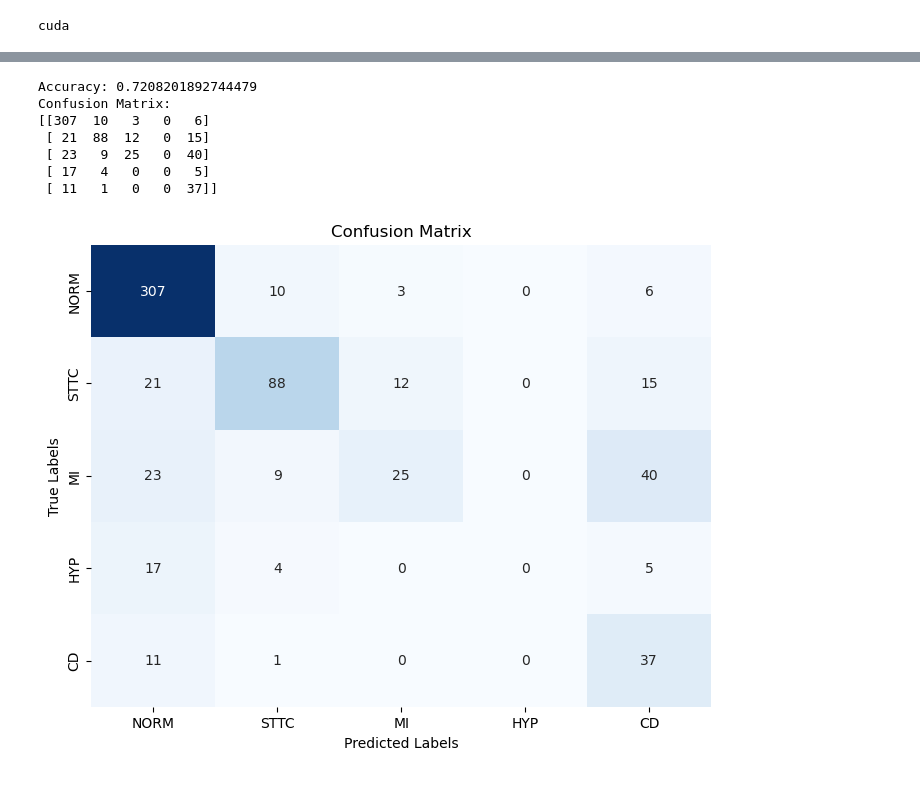
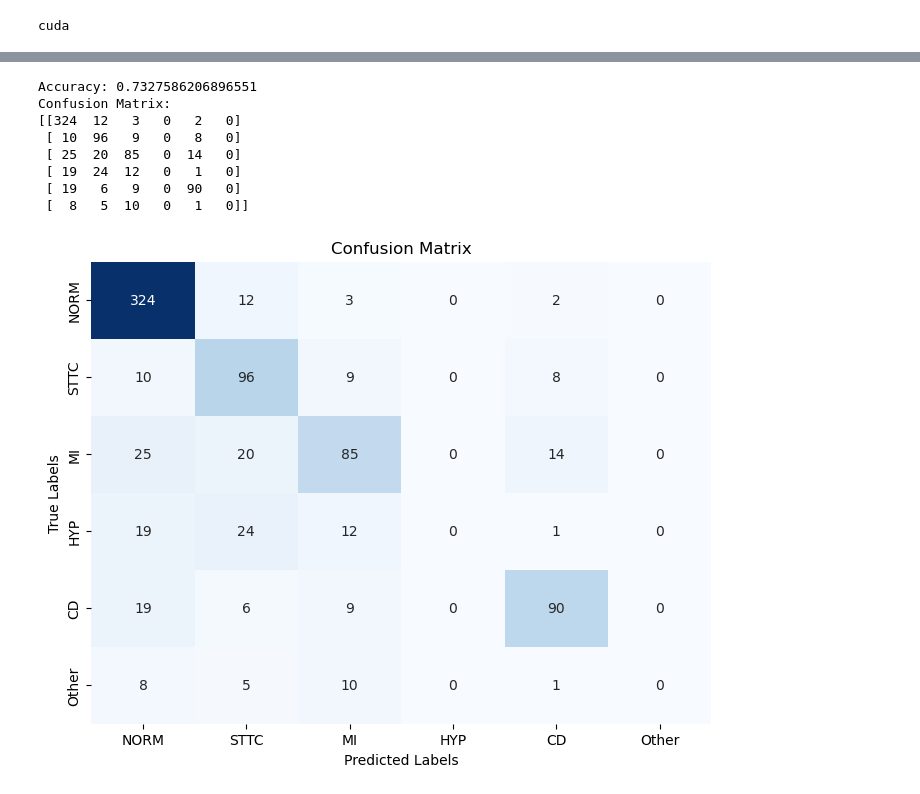
Before and after one commit to rashadkp/ecg_classification_using_resnet, a Jupyter notebook: 1d_ecg_classificatIon_multiclass.ipynb, the cells around one changed output, grey strips where cells are left out. Saved outputs shown, nothing was run; the diff lists cells and outputs as text; code cells hidden in the pictures.

```diff
--- a/1d_ecg_classificatIon_multiclass.ipynb
+++ b/1d_ecg_classificatIon_multiclass.ipynb
@@ -109,6 +114,6 @@ transform = transforms.Compose([
     transforms.ToTensor(),
 ])
 # %%
-train_dataset = Custom_class( path, num_data=7000, transform=transform, data_split='train', fold=8)
+train_dataset = Custom_class( path, num_data=7000, transform=transform, data_split='train', fold=10)
 val_dataset = Custom_class( path, num_data=7000, transform=transform, data_split='val', fold=9)
 test_dataset = Custom_class( path, num_data=7000, transform=transform, data_split='test', fold=8)
@@ -214,7 +207,7 @@ class ResNet50(nn.Module):
         self.dropout = nn.Dropout(p=0.5) #added to improve generalization
         self.fc1 = nn.Linear(1027, 512)
         self.fc2 = nn.Linear(512, 128)
-        self.fc3 = nn.Linear(128, 5)
+        self.fc3 = nn.Linear(128, 6)
 
     def _make_layer(self, block, in_channels, out_channels, blocks):
         layers = []
@@ -249,7 +242,7 @@ class ResNet50(nn.Module):
         x = self.fc2(x)
         x = F.leaky_relu(x)
         x = self.fc3(x)
-        x = F.sigmoid(x)  # Use softmax for multi-class classification
+        x = F.softmax(x, dim=1)  # Use softmax for multi-class classification
         return x
 
 # Instantiate the model and print the summary
@@ -287,7 +280,7 @@ import copy
 
 
 # Define your optimizer and scheduler
-criterion = nn.BCELoss()
+criterion = nn.CrossEntropyLoss()
 optimizer = optim.Adam(model.parameters(), lr=0.0001)
 scheduler = lr_scheduler.StepLR(optimizer, step_size=7, gamma=0.1)
 
@@ -322,7 +315,8 @@ def validate_model(model, dataloader, criterion):
             # Forward pass
             outputs = model(inputs, stat_features)
 
-            preds = (outputs > 0.5).int()
+            _, preds = torch.max(outputs, 1)
+            _,labels = torch.max(labels,1)
             loss = criterion(outputs, labels)
 
             running_loss += loss.item() * inputs.size(0)
@@ -357,11 +351,11 @@ for epoch in range(num_epochs):
 
         # Forward pass
         outputs = model(inputs, stat_features)
-        preds = (outputs > 0.5).int()
-
+        _, preds = torch.max(outputs, 1)
 
 
         loss = criterion(outputs, labels)
+        _,labels = torch.max(labels,1)
         loss.backward()
         optimizer.step()
         running_loss += loss.item() * inputs.size(0)
@@ -416,7 +410,7 @@ from sklearn.metrics import accuracy_score, confusion_matrix
 model = ResNet50(input_channels=12, num_classes=6)
 device = torch.device('cuda' if torch.cuda.is_available() else 'cpu')
 model = model.to(device)
-model.load_state_dict(torch.load('/home/abhishek/rashad_internship/ecg_classification_using_resnet/best_model.pth'))
+model.load_state_dict(torch.load('/home/abhishek/rashad_internship/ecg_classification_using_resnet/best_model_73_accuracy.pth'))
 
 def test_model(model, test_loader):
     device = torch.device('cuda' if torch.cuda.is_available() else 'cpu')
@@ -456,29 +450,30 @@ def test_model(model, test_loader):
 
 # Example usage:
 # Assuming `model` is your PyTorch model and `test_loader` is your test data loader
-accuracy, confusion_matrix = test_model(model, test_dataloader)
+accuracy, confusion_matrix = test_model(model, validation_dataloader)
 print("Accuracy:", accuracy)
 print("Confusion Matrix:")
 print(confusion_matrix)
 # %% [output]
-Accuracy: 0.7208201892744479
+Accuracy: 0.7327586206896551
 Confusion Matrix:
-[[307  10   3   0   6]
- [ 21  88  12   0  15]
- [ 23   9  25   0  40]
- [ 17   4   0   0   5]
- [ 11   1   0   0  37]]
+[[324  12   3   0   2   0]
+ [ 10  96   9   0   8   0]
+ [ 25  20  85   0  14   0]
+ [ 19  24  12   0   1   0]
+ [ 19   6   9   0  90   0]
+ [  8   5  10   0   1   0]]
 # %%
 import seaborn as sns
 
-class_names = ['NORM', 'STTC', 'MI', 'HYP', 'CD']
+class_names = ['NORM', 'STTC', 'MI', 'HYP', 'CD', 'Other']
 
 # Plot confusion matrix
 plt.figure(figsize=(8, 6))
 sns.heatmap(confusion_matrix, annot=True, fmt='d', cmap='Blues', cbar=False, xticklabels=class_names, yticklabels=class_names)
 plt.xlabel('Predicted Labels')
 plt.ylabel('True Labels')
 plt.title('Confusion Matrix')
 plt.show()
 # %% [output]
-[figure, old version]
+[figure, new version]
```
Also changed, not shown: parts of 5 cells of this notebook.
